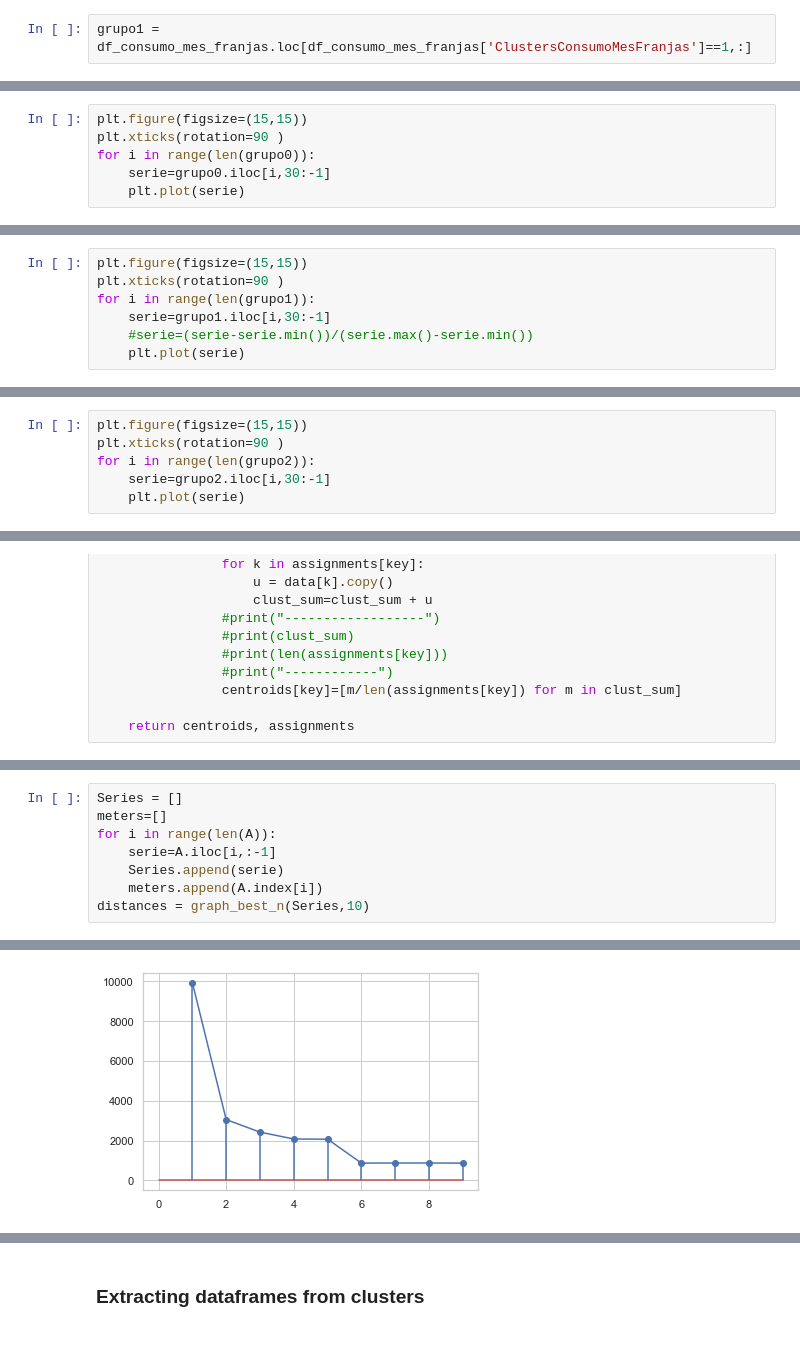
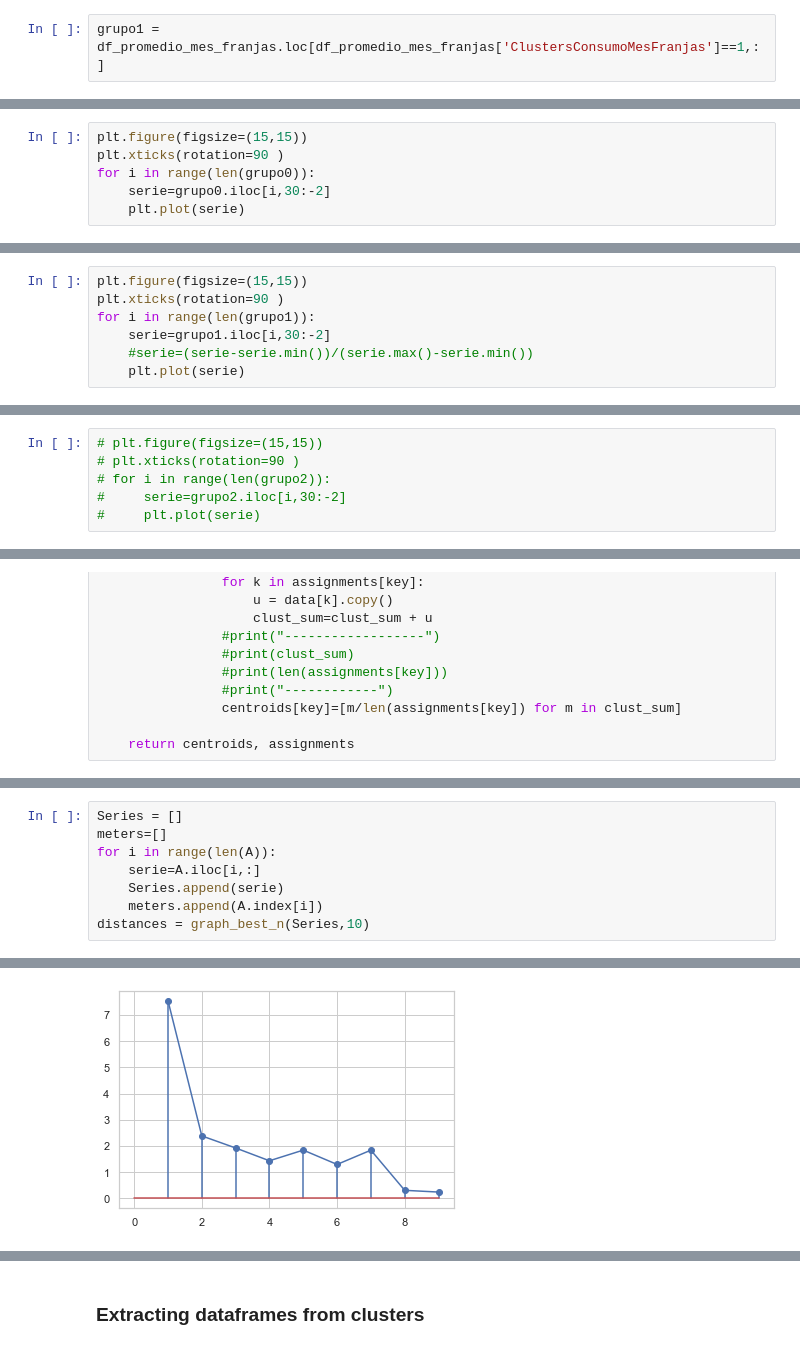
Before and after one commit to aaorella/Energy_Smart_Meters-Exploratory_Analysis, a Jupyter notebook: 4.3 Cluster-Time Month.ipynb, the cells around one changed output, grey strips where cells are left out. Saved outputs shown, nothing was run; the diff lists cells and outputs as text.

```diff
--- a/4.3 Cluster-Time Month.ipynb
+++ b/4.3 Cluster-Time Month.ipynb
@@ -358,2 +484,2 @@ grupo0 = df_consumo_mes_franjas.loc[df_consumo_mes_franjas['ClustersConsumoMesFr
 # %%
-grupo1 = df_consumo_mes_franjas.loc[df_consumo_mes_franjas['ClustersConsumoMesFranjas']==1,:]
+grupo1 = df_promedio_mes_franjas.loc[df_promedio_mes_franjas['ClustersConsumoMesFranjas']==1,:]
@@ -421,6 +543,6 @@ Name: 15029844, Length: 84, dtype: float64
 plt.figure(figsize=(15,15))
 plt.xticks(rotation=90 )
 for i in range(len(grupo0)):
-    serie=grupo0.iloc[i,30:-1]
+    serie=grupo0.iloc[i,30:-2]
     plt.plot(serie)
 # %% [output]
@@ -429,7 +551,7 @@ for i in range(len(grupo0)):
 plt.figure(figsize=(15,15))
 plt.xticks(rotation=90 )
 for i in range(len(grupo1)):
-    serie=grupo1.iloc[i,30:-1]
+    serie=grupo1.iloc[i,30:-2]
     #serie=(serie-serie.min())/(serie.max()-serie.min())
     plt.plot(serie)
 # %% [output]
@@ -437,6 +559,6 @@ for i in range(len(grupo1)):
 # %%
-plt.figure(figsize=(15,15))
-plt.xticks(rotation=90 )
-for i in range(len(grupo2)):
-    serie=grupo2.iloc[i,30:-1]
-    plt.plot(serie)
+# plt.figure(figsize=(15,15))
+# plt.xticks(rotation=90 )
+# for i in range(len(grupo2)):
+#     serie=grupo2.iloc[i,30:-2]
+#     plt.plot(serie)
@@ -670,7 +790,7 @@ A
 Series = []
 meters=[]
 for i in range(len(A)):
-    serie=A.iloc[i,:-1]
+    serie=A.iloc[i,:]
     Series.append(serie)
     meters.append(A.index[i])
 distances = graph_best_n(Series,10)
@@ -696,4 +816,4 @@ para n = 9 clusters:
-[figure, old version]
+[figure, new version]
 # %%
 plt.plot(distances)
 # %% [output]
```
Also changed, not shown: parts of 51 cells of this notebook, 6 other files.
